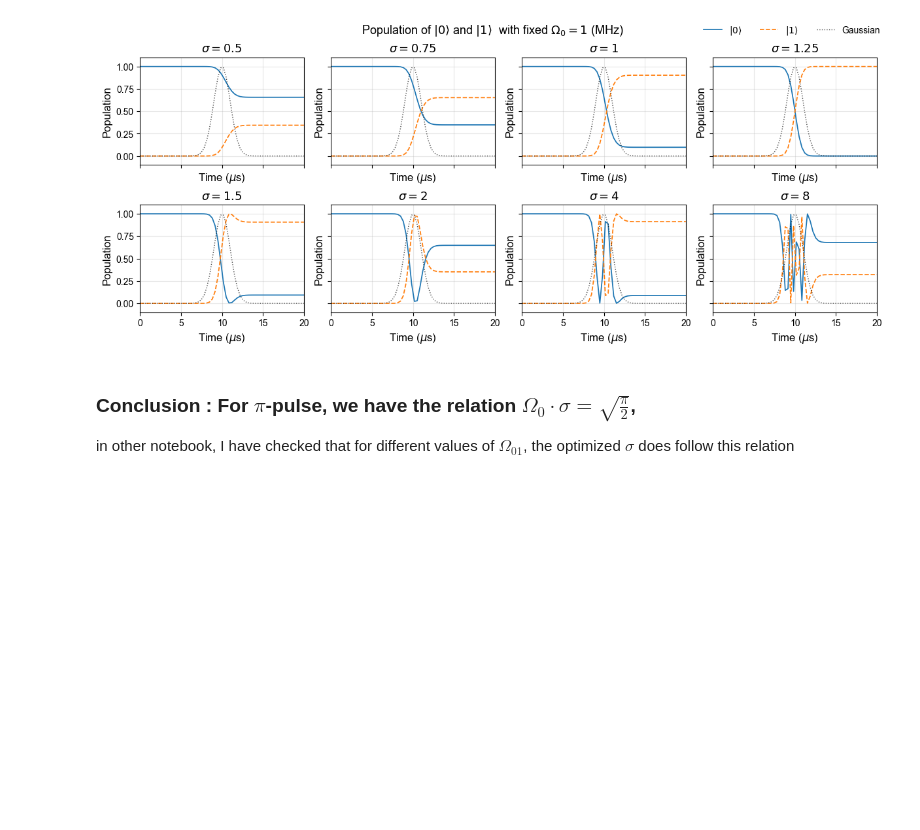
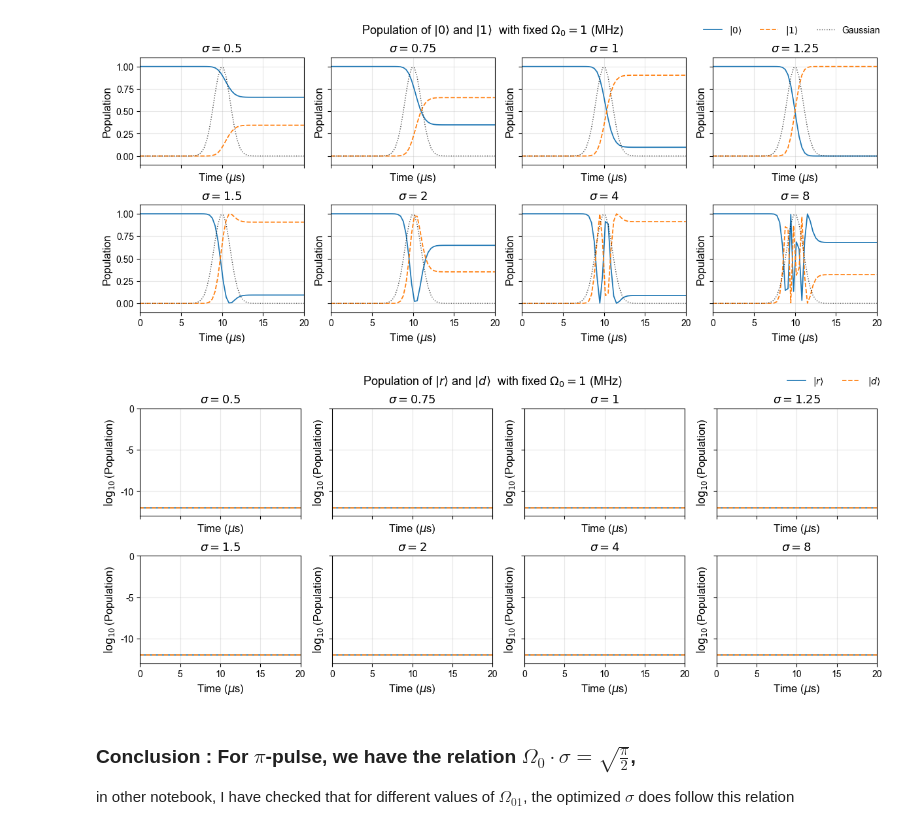
Before and after one commit to great-history/Neutral_Atom_Qubit_Simulations, a Jupyter notebook: module2_X_gates_realization.ipynb, the cells around one changed output. Drawn from its saved outputs; the diff is of its cells as text; code cells hidden in the pictures; blank space fills up the shorter version.

```diff
--- a/module2_X_gates_realization.ipynb
+++ b/module2_X_gates_realization.ipynb
@@ -469,12 +483,14 @@ scale_pulse_shape = gaussian_pulse(scale_tlist, sigma=1, t0=scale_t0, Amplitude=
 #### Basis and Operators
 # %%
 # single atom basis ( four level : |0>, |1>, |r>, |d> )
-state0, state1, stater, stated = one_atom_fock_states
+state0, state1, stater, stated = make_fock_basis_states(1, 4)
 
 # list of wanted operators
 expect_list = [
   state0 * state0.dag(),
   state1 * state1.dag(),
+  stater * stater.dag(),
+  stated * stated.dag(),
 ]
 # %% [markdown]
 #### Set up parameters
@@ -554,6 +570,37 @@ fig = plot_multiple_population_evolution(
   )
 # %% [output]
 [figure]
+# %%
+# the population dict
+pop_dict_list = [
+    {
+        'result': res,
+        'indices': [2, 3],
+        'labels': [r'$|r\rangle$', r'$|d\rangle$'],
+        'sub_title': rf"$\sigma={sigma}$",
+        'log_scale': True,
+        'ylim': (-13,0)
+    }
+    for res, sigma in zip(res_list, sigma_list)
+]
+
+# plotting multiple population evolutions
+plt.rcParams.update(plt_config)
+
+fig, axes = plt.subplots(2, 4, figsize=(12, 5), sharex=True, sharey=True, constrained_layout=True)
+axes = axes.ravel()
+
+fig = plot_multiple_population_evolution(
+    fig,
+    axes,
+    scale_tlist,
+    pop_dict_list,
+    suptitle = r"Population of $|r\rangle$ and $|d\rangle$ " + " with fixed "rf"$\Omega_{0}={Omega_Rabi}$ (MHz)",
+    global_plot_pulse=False,
+    global_pulse_dict={}
+  )
+# %% [output]
+[figure, added]
 # %% [markdown]
 ### Conclusion : For $\pi$-pulse, we have the relation $\Omega_0\cdot\sigma = \sqrt{\frac{\pi}{2}}$,
 in other notebook, I have checked that for different values of $\Omega_{01}$, the optimized $\sigma$ does follow this relation
```
Also changed, not shown: parts of 9 cells of this notebook, 20 other files.
